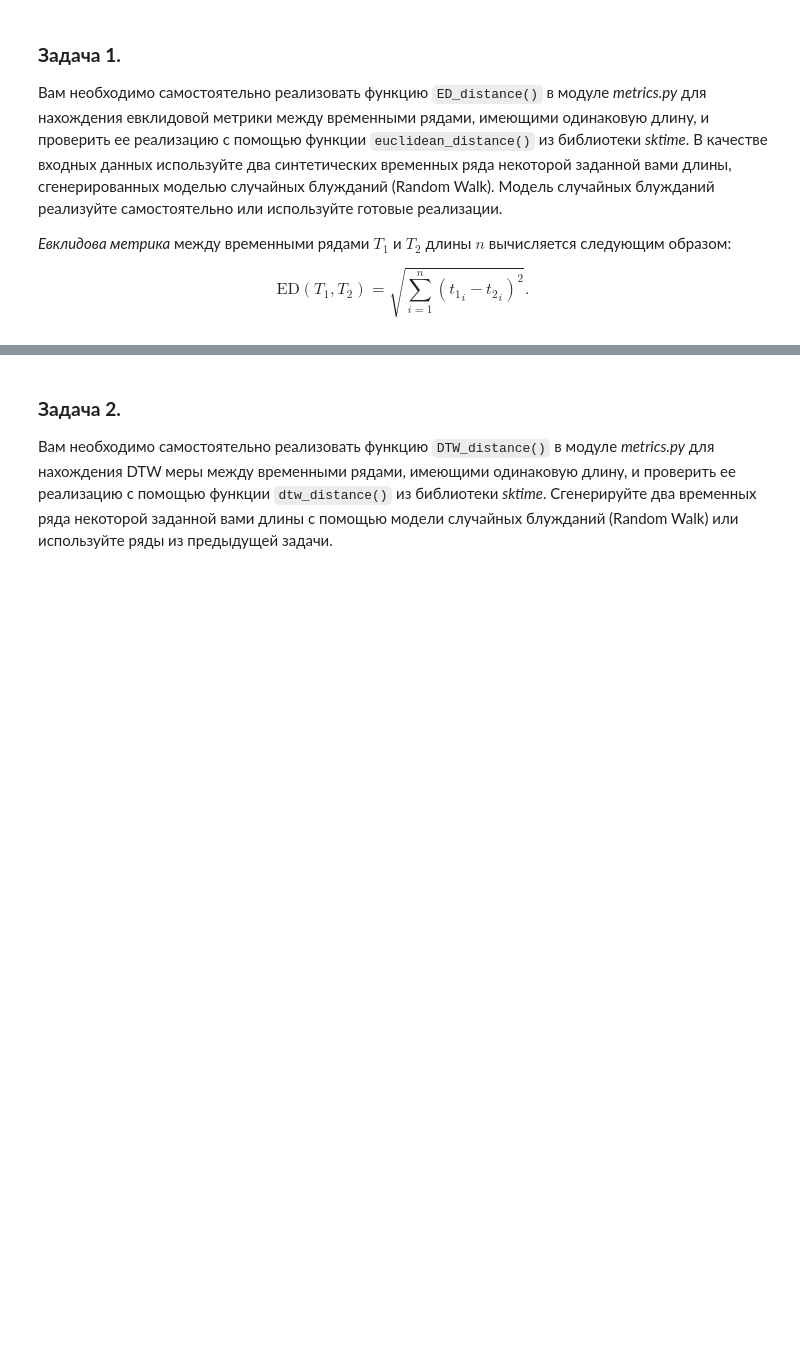
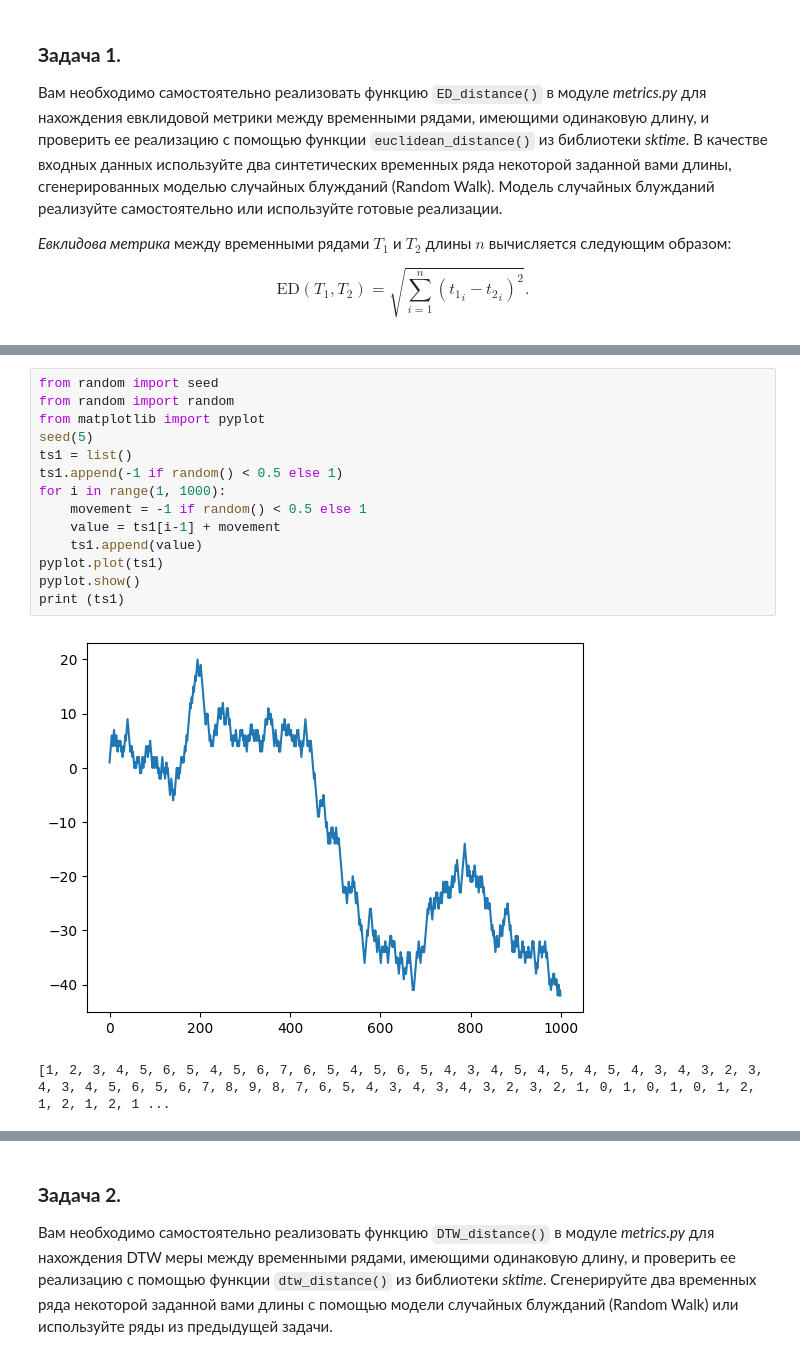
Before and after one commit to studntsusu/2023-Kufarov-TimeSeriesCourse, a Jupyter notebook: practice/01 Basics/01 Basics.ipynb, the cells around one changed output, grey strips where cells are left out. Saved outputs shown, nothing was run; the diff lists cells and outputs as text; blank space fills up the shorter version.

```diff
--- a/practice/01 Basics/01 Basics.ipynb
+++ b/practice/01 Basics/01 Basics.ipynb
@@ -50,0 +59,17 @@ Note: you may need to restart the kernel to use updated packages.
+# %%
+from random import seed
+from random import random
+from matplotlib import pyplot
+seed(5)
+ts1 = list()
+ts1.append(-1 if random() < 0.5 else 1)
+for i in range(1, 1000):
+	movement = -1 if random() < 0.5 else 1
+	value = ts1[i-1] + movement
+	ts1.append(value)
+pyplot.plot(ts1)
+pyplot.show()
+print (ts1)
+# %% [output]
+[figure, added]
+[1, 2, 3, 4, 5, 6, 5, 4, 5, 6, 7, 6, 5, 4, 5, 6, 5, 4, 3, 4, 5, 4, 5, 4, 5, 4, 3, 4, 3, 2, 3, 4, 3, 4, 5, 6, 5, 6, 7, 8, 9, 8, 7, 6, 5, 4, 3, 4, 3, 4, 3, 2, 3, 2, 1, 0, 1, 0, 1, 0, 1, 2, 1, 2, 1, 2, 1 ...
```
Also changed, not shown: parts of 52 cells of this notebook.
